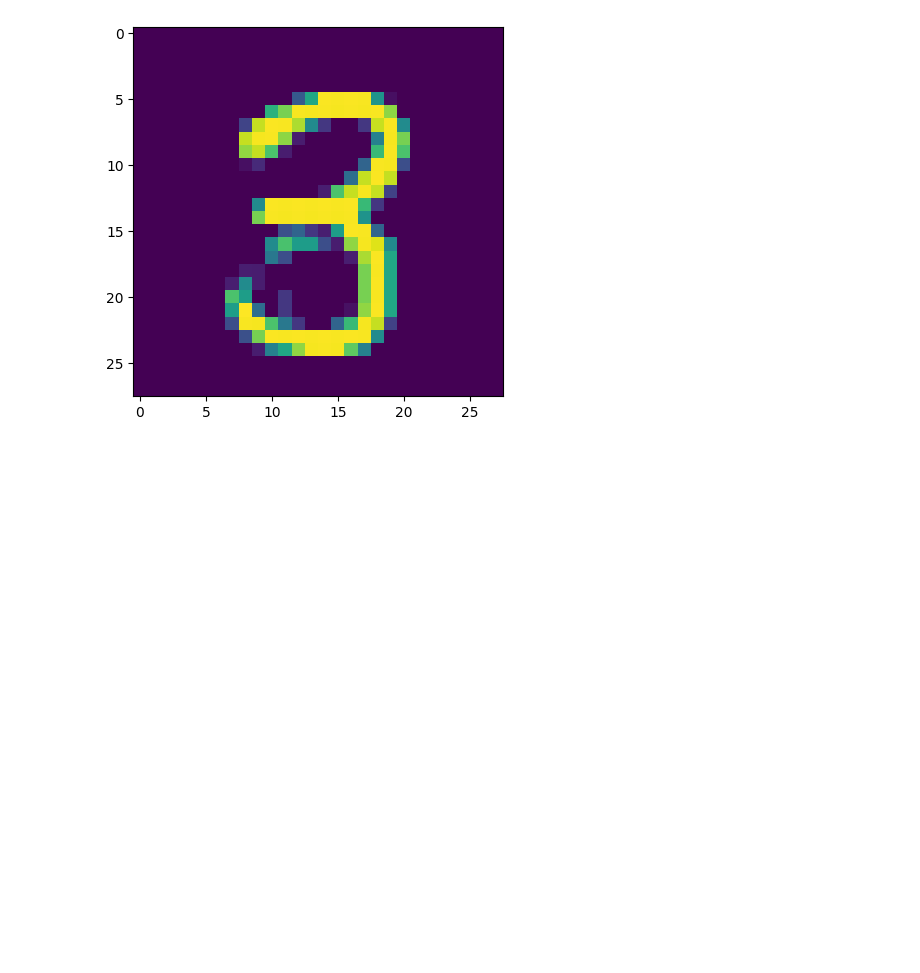
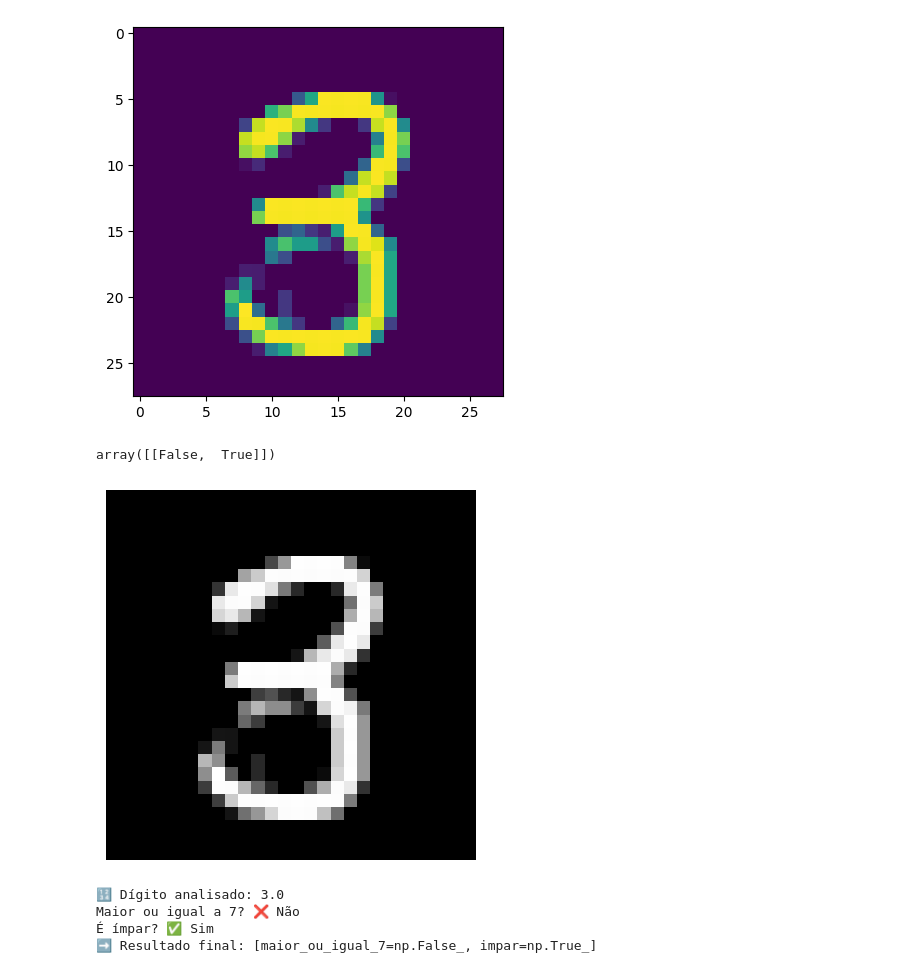
Before and after one commit to ludiemert/Classification_Regression_Models, a Jupyter notebook: 7_Classification_Regression_Models/Class_Regression_Models.ipynb, the cells around one changed output. Drawn from its saved outputs; the diff is of its cells as text; code cells hidden in the pictures; blank space fills up the shorter version.

Commit message:
new cod KNeighborsClassifier

```diff
--- a/7_Classification_Regression_Models/Class_Regression_Models.ipynb
+++ b/7_Classification_Regression_Models/Class_Regression_Models.ipynb
@@ -545,3 +545,57 @@ plt.imshow(digit.reshape(28,28))
 [figure]
 # %%
 # pergunta para o modelo oque ele acha disso
+knn_clf.predict([digit])
+
+# primeira classe maior ou igual a 7 = False
+# segunda classe se o numero eh impor = True
+# %% [output]
+array([[False,  True]])
+# %%
+# codigo adaptado com label
+from sklearn.neighbors import KNeighborsClassifier
+import numpy as np
+import matplotlib.pyplot as plt
+
+# Retorna True se o número for >= 7
+y_train_large = (y_train >= 7)
+
+# Retorna True se o número for ímpar
+y_train_odd = (y_train % 2 == 1)
+
+# Cria o rótulo multilabel com as duas colunas
+y_multilabel = np.c_[y_train_large, y_train_odd]
+
+# Treina o modelo
+knn_clf = KNeighborsClassifier()
+knn_clf.fit(x_train, y_multilabel)
+
+# Escolhe um exemplo
+n = 4
+digit = x_train[n]
+
+# Mostra o dígito
+plt.imshow(digit.reshape(28, 28), cmap="gray")
+plt.axis("off")
+plt.show()
+
+# Faz a previsão
+prediction = knn_clf.predict([digit])[0]
+
+# Interpreta o resultado
+maior_ou_igual_7 = prediction[0]
+impar = prediction[1]
+
+# Exibe texto explicativo
+print(f"🔢 Dígito analisado: {y_train[n]}")
+print(f"Maior ou igual a 7? {'✅ Sim' if maior_ou_igual_7 else '❌ Não'}")
+print(f"É ímpar? {'✅ Sim' if impar else '❌ Não'}")
+
+# (opcional) Resumo em uma única linha
+print(f"➡️ Resultado final: [{maior_ou_igual_7=}, {impar=}]")
+# %% [output]
+[figure, added]
+🔢 Dígito analisado: 3.0
+Maior ou igual a 7? ❌ Não
+É ímpar? ✅ Sim
+➡️ Resultado final: [maior_ou_igual_7=np.False_, impar=np.True_]
```
